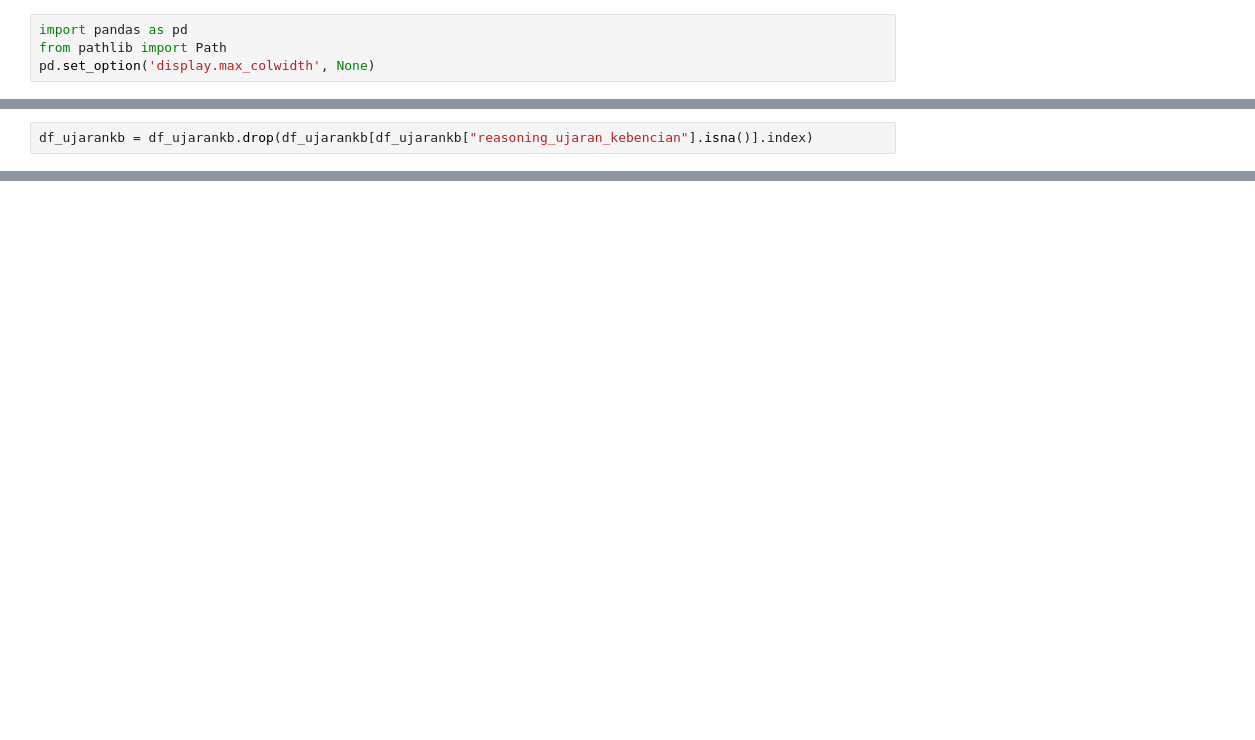
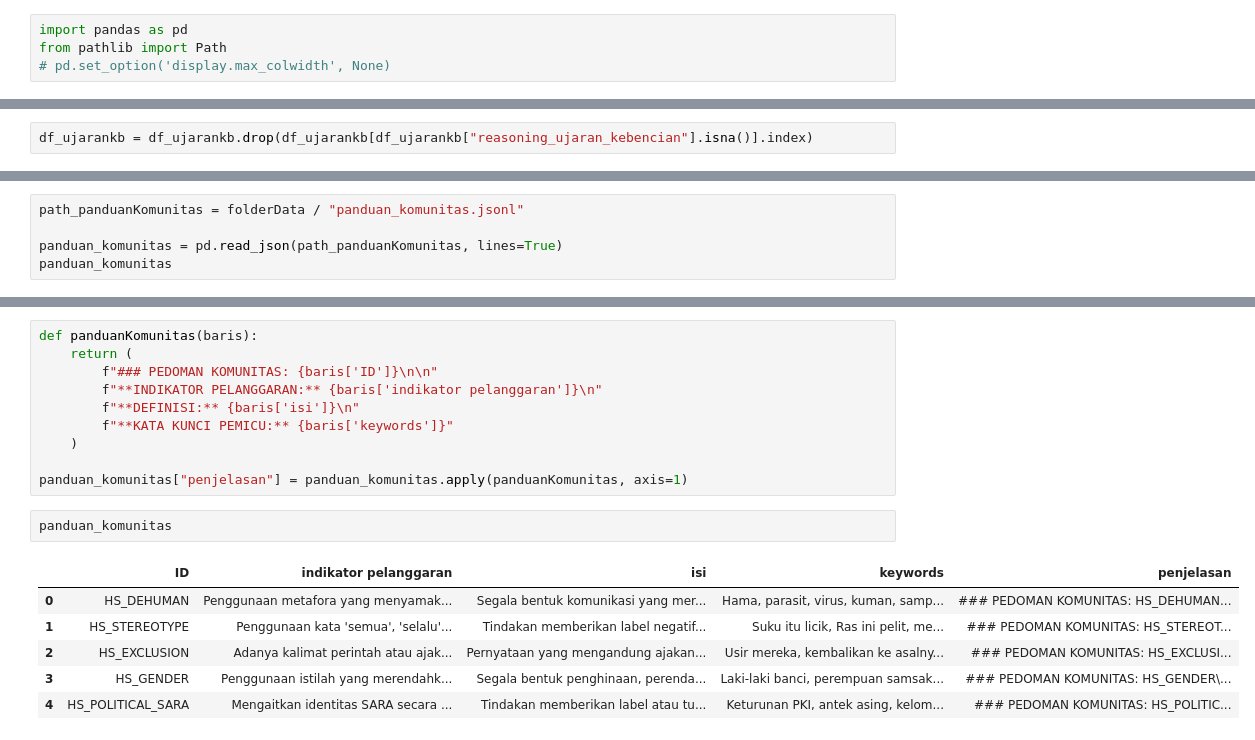
Before and after one commit to imdipo/capstone-AITF-komdigi, a Jupyter notebook: SFT/SFT.ipynb, the cells around one changed output, grey strips where cells are left out. Saved outputs shown, nothing was run; the diff lists cells and outputs as text; blank space fills up the shorter version.

```diff
--- a/SFT/SFT.ipynb
+++ b/SFT/SFT.ipynb
@@ -1,4 +1,4 @@
 # %%
 import pandas as pd
 from pathlib import Path
-pd.set_option('display.max_colwidth', None)
+# pd.set_option('display.max_colwidth', None)
@@ -822,0 +838,5 @@ data_sara.to_json('dataSara.jsonl', orient='records', lines=True)
+# %%
+path_panduanKomunitas = folderData / "panduan_komunitas.jsonl"
+
+panduan_komunitas = pd.read_json(path_panduanKomunitas, lines=True)
+panduan_komunitas
@@ -822,0 +856,19 @@ data_sara.to_json('dataSara.jsonl', orient='records', lines=True)
+# %%
+def panduanKomunitas(baris):
+    return (
+        f"### PEDOMAN KOMUNITAS: {baris['ID']}\n\n"
+        f"**INDIKATOR PELANGGARAN:** {baris['indikator pelanggaran']}\n"
+        f"**DEFINISI:** {baris['isi']}\n"
+        f"**KATA KUNCI PEMICU:** {baris['keywords']}"
+    )
+
+panduan_komunitas["penjelasan"] = panduan_komunitas.apply(panduanKomunitas, axis=1)
+# %%
+panduan_komunitas
+# %% [output]
+|  | ID | indikator pelanggaran | isi | keywords | penjelasan |
+| 0 | HS_DEHUMAN | Penggunaan metafora yang menyamak... | Segala bentuk komunikasi yang mer... | Hama, parasit, virus, kuman, samp... | ### PEDOMAN KOMUNITAS: HS_DEHUMAN... |
+| 1 | HS_STEREOTYPE | Penggunaan kata 'semua', 'selalu'... | Tindakan memberikan label negatif... | Suku itu licik, Ras ini pelit, me... | ### PEDOMAN KOMUNITAS: HS_STEREOT... |
+| 2 | HS_EXCLUSION | Adanya kalimat perintah atau ajak... | Pernyataan yang mengandung ajakan... | Usir mereka, kembalikan ke asalny... | ### PEDOMAN KOMUNITAS: HS_EXCLUSI... |
+| 3 | HS_GENDER | Penggunaan istilah yang merendahk... | Segala bentuk penghinaan, perenda... | Laki-laki banci, perempuan samsak... | ### PEDOMAN KOMUNITAS: HS_GENDER\... |
+| 4 | HS_POLITICAL_SARA | Mengaitkan identitas SARA secara ... | Tindakan memberikan label atau tu... | Keturunan PKI, antek asing, kelom... | ### PEDOMAN KOMUNITAS: HS_POLITIC... |
```
Also changed, not shown: parts of 51 cells of this notebook.
